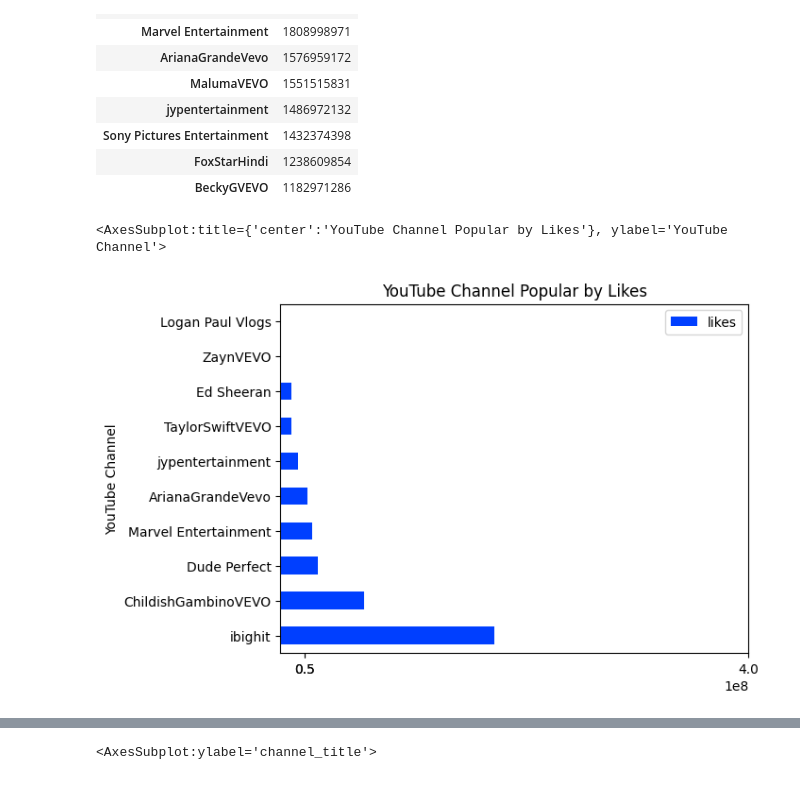
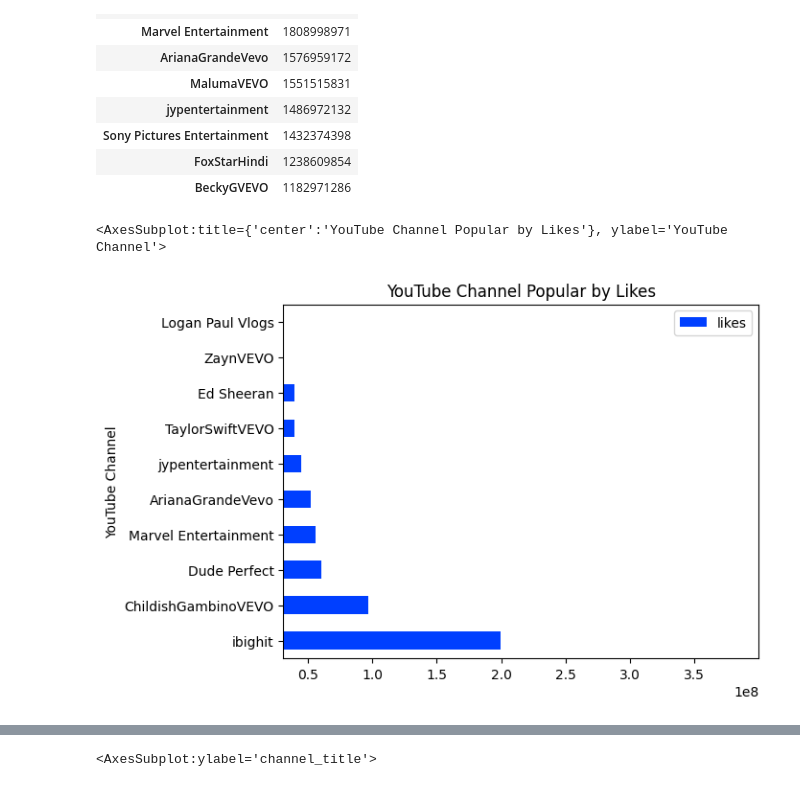
Before and after one commit to morgancoad/pandas-eda-casestudy-overview, a Jupyter notebook: notebooks/test_youtube.ipynb, the cells around one changed output, grey strips where cells are left out. Cells and saved outputs as stored; diff of their text form; code cells hidden in the pictures.

```diff
--- a/notebooks/test_youtube.ipynb
+++ b/notebooks/test_youtube.ipynb
@@ -125,12 +125,13 @@ popular_by_views
 # %%
 from turtle import title
 
 popular_by_likes.plot(kind='barh',
                         title='YouTube Channel Popular by Likes',
                         ylabel='Number of Likes',
                         xlabel='YouTube Channel',
                         xlim = (31000000,400000000),
-                        xticks=(50000000,400000000,50000000))
+                        xticks=range(50000000,400000000,50000000)
+                        )
 # %% [output]
 <AxesSubplot:title={'center':'YouTube Channel Popular by Likes'}, ylabel='YouTube Channel'>
-[figure, old version]
+[figure, new version]
```
Also changed, not shown: parts of 4 cells of this notebook, 3 other files.
